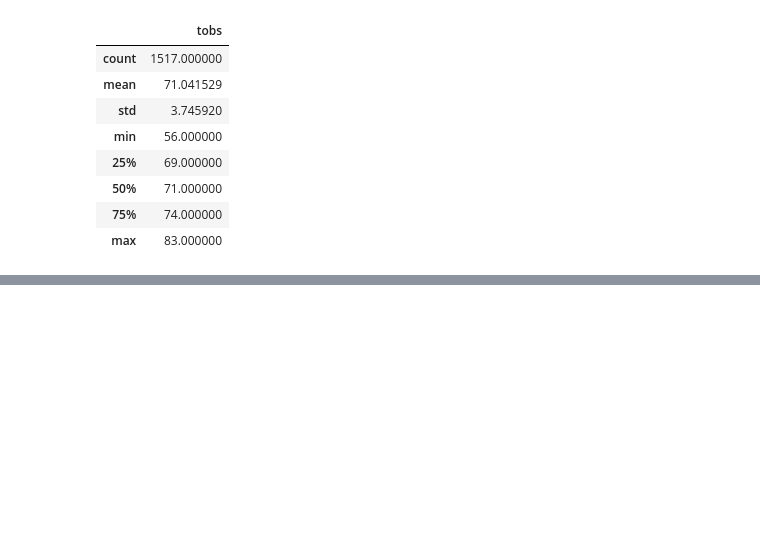
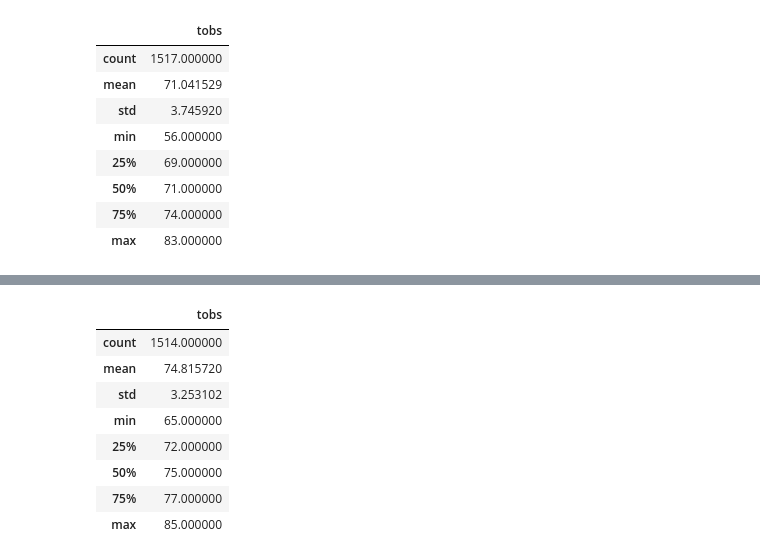
Before and after one commit to drewholt12/surfs_up, a Jupyter notebook: SurfsUp_Challenge.ipynb, the cells around one changed output, grey strips where cells are left out. Saved outputs shown, nothing was run; the diff lists cells and outputs as text; code cells hidden in the pictures; blank space fills up the shorter version.

```diff
--- a/SurfsUp_Challenge.ipynb
+++ b/SurfsUp_Challenge.ipynb
@@ -136,0 +194,12 @@ dec_df.describe()
+# %%
+june_temps_df.describe()
+# %% [output]
+|  | tobs |
+| count | 1514.000000 |
+| mean | 74.815720 |
+| std | 3.253102 |
+| min | 65.000000 |
+| 25% | 72.000000 |
+| 50% | 75.000000 |
+| 75% | 77.000000 |
+| max | 85.000000 |
```
Also changed, not shown: parts of 5 cells of this notebook, 5 other files.
